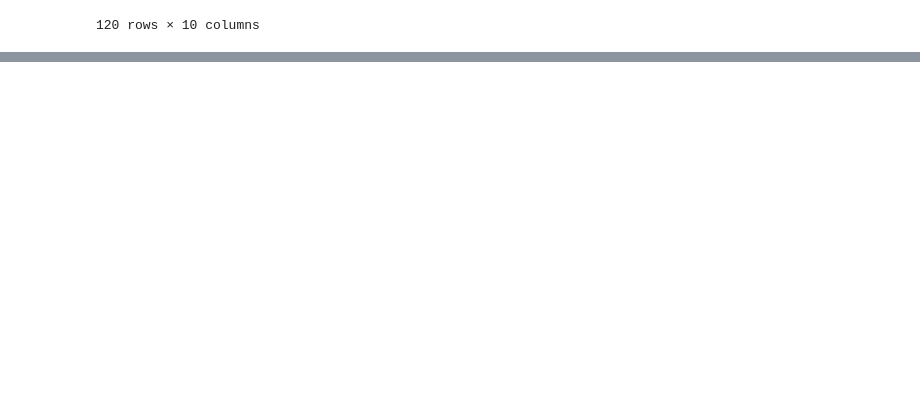
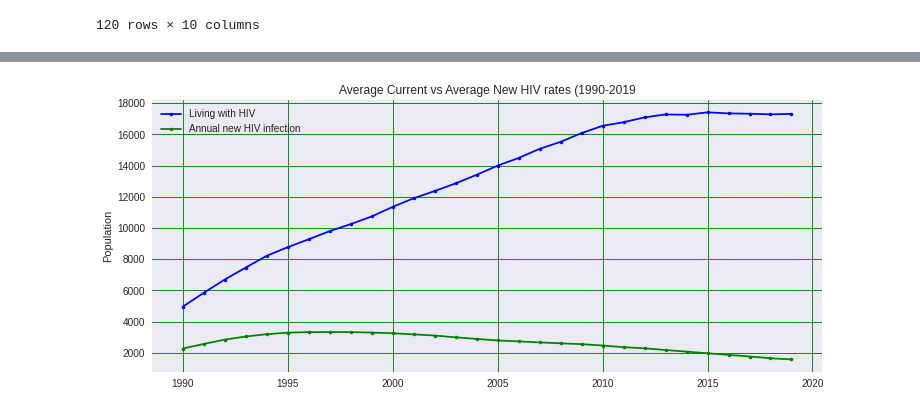
Before and after one commit to robsworld718/Gender_Inequality_HIV, a Jupyter notebook: Gender_Inequality_HIV.ipynb, the cells around one changed output, grey strips where cells are left out. Cells and saved outputs as stored; diff of their text form; code cells hidden in the pictures; blank space fills up the shorter version.

```diff
--- a/Gender_Inequality_HIV.ipynb
+++ b/Gender_Inequality_HIV.ipynb
@@ -66,3 +76,7 @@ Gender_hiv[Gender_hiv['Estimated incidence rate of new HIV infection per 1 000 u
 | 1498 | Mauritania | West and Central Africa | 2019 | Female | Age 10-19 | NaN | 100.0 | ... |
 | 1499 | Mauritania | West and Central Africa | 2019 | Male | Age 10-19 | NaN | 100.0 | ... |
 120 rows × 10 columns
+# %%
+## Created a new dataframe to fill Null values, the fillna() for the specific column data restreived the original data from the dataframe?
+Gender_hiv2 = Gender_hiv.fillna(value=Gender_hiv['Estimated incidence rate of new HIV infection per 1 000 uninfected population '].mean())
+Gender_hiv2
@@ -68,0 +188,3 @@ Gender_hiv[Gender_hiv['Estimated incidence rate of new HIV infection per 1 000 u
+# %%
+Gender_hiv3 = Gender_hiv2['Year'].to_numpy(), Gender_hiv2.set_index('Year')
+Gender_hiv3
@@ -68,0 +231,3 @@ Gender_hiv[Gender_hiv['Estimated incidence rate of new HIV infection per 1 000 u
+# %%
+living_with = Gender_hiv2.groupby(['Year'])['Estimated number of people living with HIV'].mean()
+living_with
@@ -68,0 +252,3 @@ Gender_hiv[Gender_hiv['Estimated incidence rate of new HIV infection per 1 000 u
+# %%
+peranum3 = Gender_hiv2.groupby(['Year'])['Estimated number of annual new HIV infections'].mean()
+peranum3
@@ -68,0 +310,25 @@ Gender_hiv[Gender_hiv['Estimated incidence rate of new HIV infection per 1 000 u
+# %%
+## I decided to plot each respective column by year based on their highest correlations
+plt.style.use('seaborn')
+plt.figure(figsize = (12, 5))
+plt.grid(c = 'g',
+         alpha = .9,
+         linestyle = '-')
+
+plt.plot(living_with,
+         color = 'blue',
+         marker = '.',
+         label = 'Living with HIV')
+
+plt.plot(peranum3,
+         color = 'green',
+         marker = '.',
+         label = 'Annual new HIV infection')
+
+plt.legend()
+plt.title('Average Current vs Average New HIV rates (1990-2019')
+plt.ylabel('Population');
+
+#Infection rates
+# %% [output]
+[figure, added]
```
Also changed, not shown: parts of 20 cells of this notebook.
